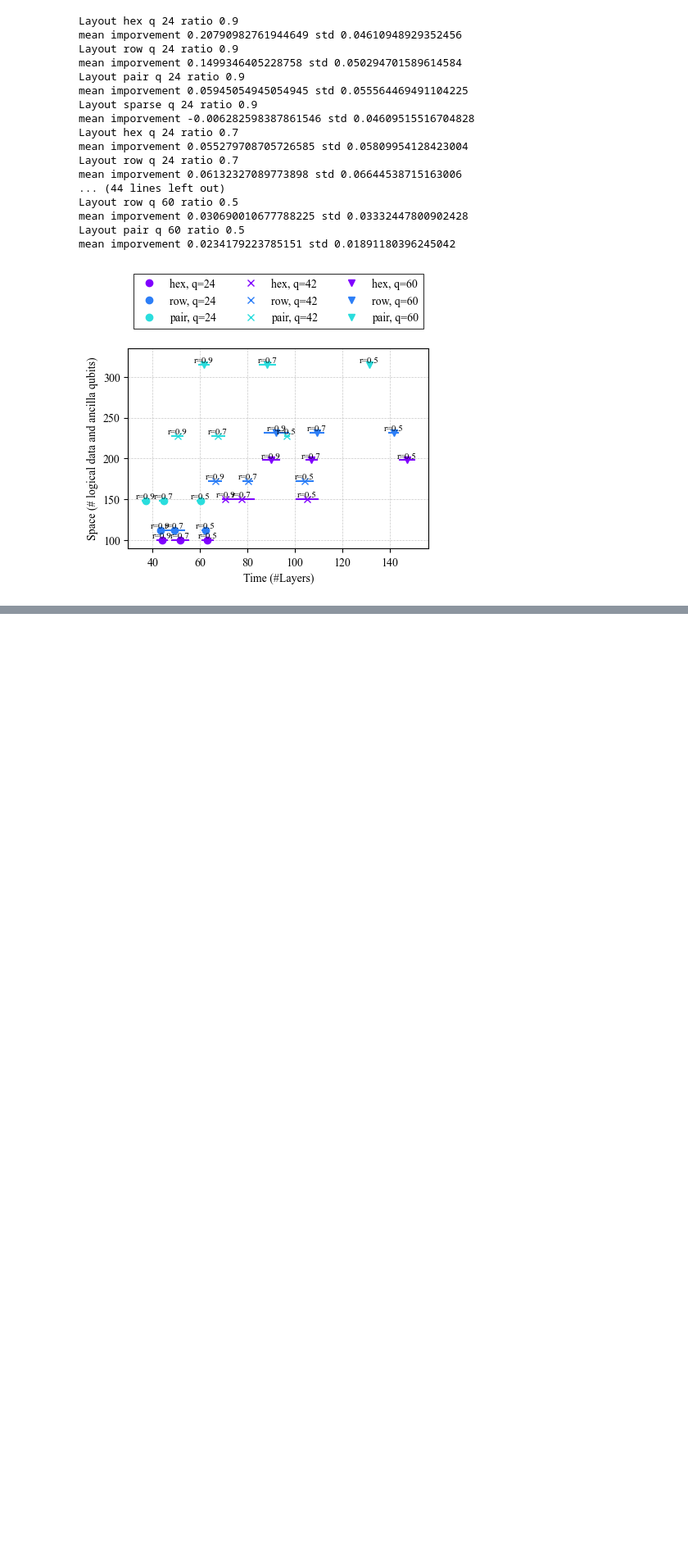
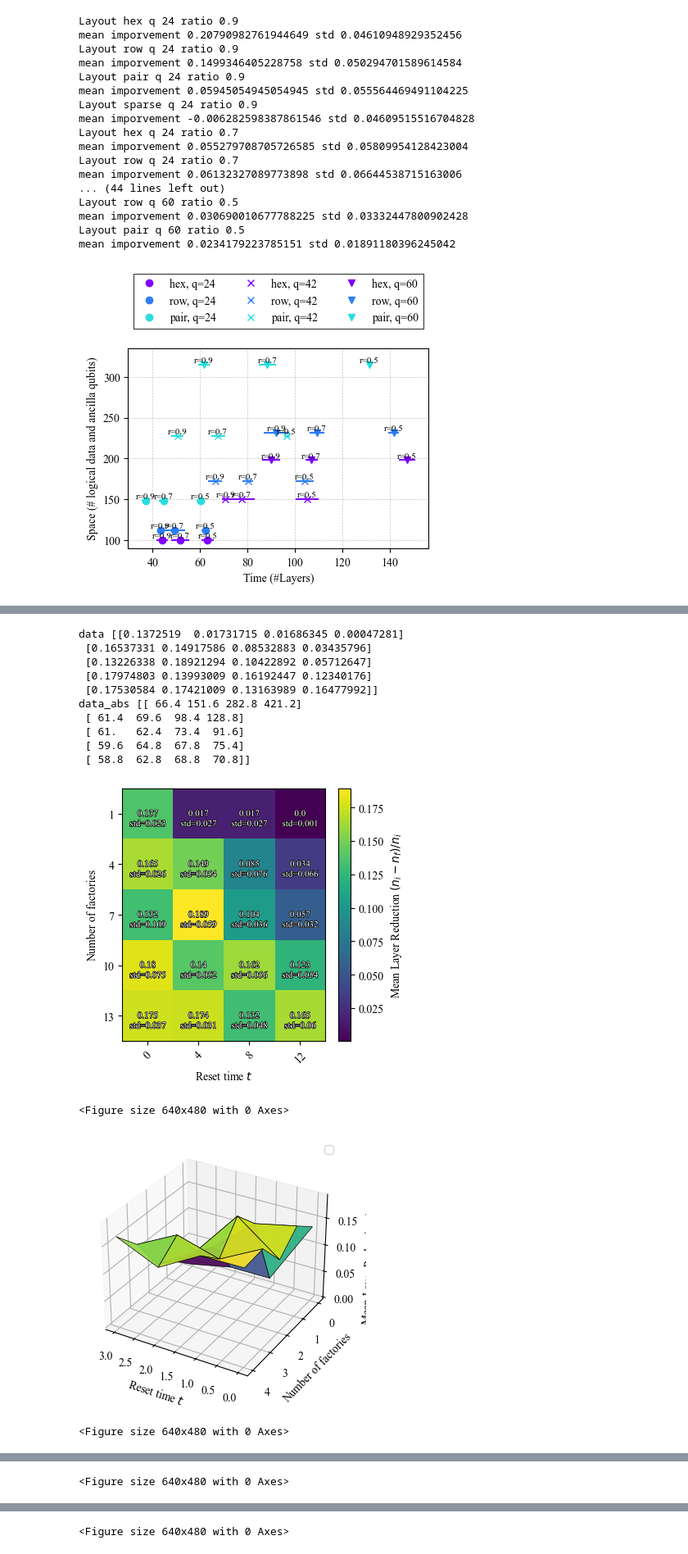
Before and after one commit to LSHerzog/mqt-qecc, a Jupyter notebook: src/mqt/qecc/co3/plots/space_time_plots.ipynb, the cells around one changed output, grey strips where cells are left out. Shown at 82% size. Saved outputs shown, nothing was run; the diff lists cells and outputs as text; code cells hidden in the pictures; blank space fills up the shorter version.

```diff
--- a/src/mqt/qecc/co3/plots/space_time_plots.ipynb
+++ b/src/mqt/qecc/co3/plots/space_time_plots.ipynb
@@ -415,0 +429,24 @@ data_abs [[40.66666667 41.66666667 51.         66.33333333]
+# %%
+instances = res_lst[0]["instances"]
+hc_params = res_lst[0]["hc_params"]
+size = (4,4)
+q=42
+ratio=0.8
+layout_name = "hex"
+min_depth = 4*q
+co.plots.plot_f_vs_t(res_lst, q, ratio, layout_name, min_depth, size=size)
+# %% [output]
+data [[0.1372519  0.01731715 0.01686345 0.00047281]
+ [0.16537331 0.14917586 0.08532883 0.03435796]
+ [0.13226338 0.18921294 0.10422892 0.05712647]
+ [0.17974803 0.13993009 0.16192447 0.12340176]
+ [0.17530584 0.17421009 0.13163989 0.16477992]]
+data_abs [[ 66.4 151.6 282.8 421.2]
+ [ 61.4  69.6  98.4 128.8]
+ [ 61.   62.4  73.4  91.6]
+ [ 59.6  64.8  67.8  75.4]
+ [ 58.8  62.8  68.8  70.8]]
+[figure, added]
+<Figure size 640x480 with 0 Axes>
+[figure, added]
+<Figure size 640x480 with 0 Axes>
@@ -415,0 +454 @@ data_abs [[40.66666667 41.66666667 51.         66.33333333]
+<Figure size 640x480 with 0 Axes>
@@ -415,0 +456 @@ data_abs [[40.66666667 41.66666667 51.         66.33333333]
+<Figure size 640x480 with 0 Axes>
```
Also changed, not shown: parts of 19 cells of this notebook, 7 other files.
